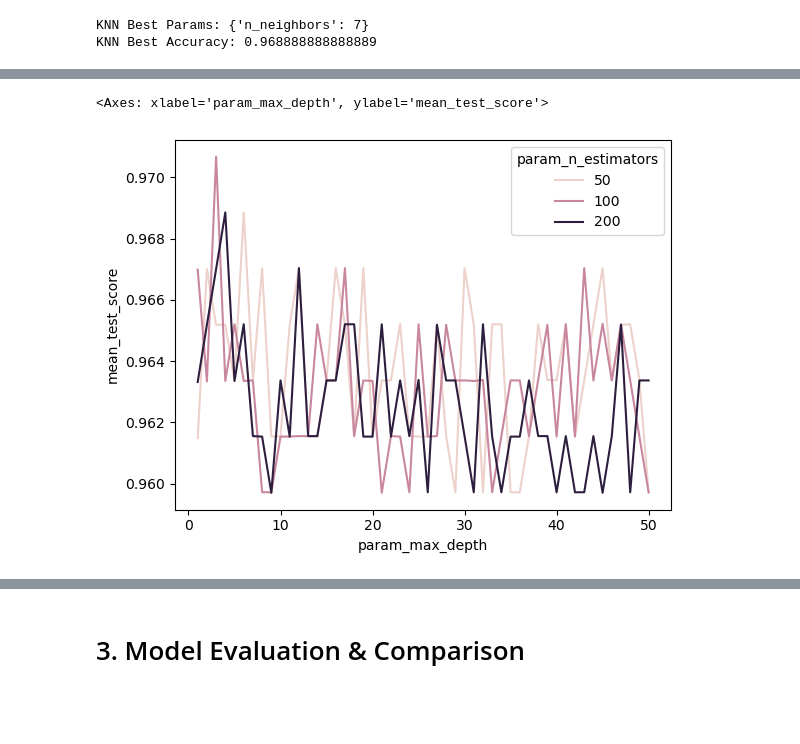
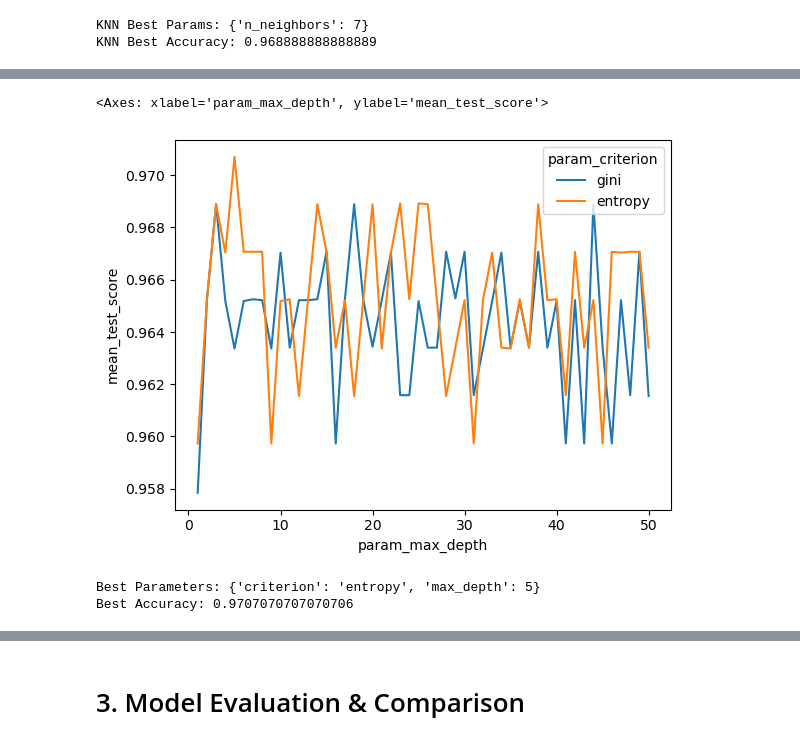
Before and after one commit to sarvesh-selvam/Breast-Cancer-Prediction, a Jupyter notebook: Breast Cancer Prediction (Code).ipynb, the cells around one changed output, grey strips where cells are left out. Drawn from its saved outputs; the diff is of its cells as text; code cells hidden in the pictures; blank space fills up the shorter version.

```diff
--- a/Breast Cancer Prediction (Code).ipynb
+++ b/Breast Cancer Prediction (Code).ipynb
@@ -54,3 +57,8 @@ df.head()
 # Dropping 'Sample Code Number' due to irrelvance in prediction of Breast Cancer
 
 data = df.drop(['Sample code number'], axis=1)
+# %%
+# Reassigning Values for Target Class
+
+data['Class'] = data['Class'].replace({2: 0, 4: 1})
+data.head()
@@ -336,7 +376,7 @@ KNN Best Accuracy: 0.968888888888889
 # %%
 # Logistic Regression Hyperparameter Tuning
 
-lr_param_grid = {'C': [0.001, 0.01, 0.1, 1, 10, 100]}
+lr_param_grid = {'C': [0.001, 0.01, 0.1, 1, 10]}
 
 
 lr_grid_search = GridSearchCV(LogisticRegression(max_iter=10000), lr_param_grid, cv=10, scoring='accuracy')
@@ -371,16 +417,14 @@ plt.show()
 # %%
 # Random Forests Hyperparameter Tuning
 
-rf_param_grid = {'n_estimators': [50, 100, 200], 'max_depth': list(range(1, 51))}
+rf_param_grid = {'criterion': ['gini', 'entropy'], 'max_depth': list(range(1, 51))}
 
-rf_grid_search = GridSearchCV(RandomForestClassifier(), rf_param_grid, cv=5, scoring='accuracy')
+rf_grid_search = GridSearchCV(RandomForestClassifier(), rf_param_grid, cv=10, scoring='accuracy')
 
 
 rf_grid_search.fit(X_train, y_train)
 
 
 rf_results = pd.DataFrame(rf_grid_search.cv_results_)
-rf_results
-
-# [['param_C', 'mean_test_score']]
+rf_results [['param_criterion', 'param_max_depth', 'mean_test_score']]
 # %% [output]
@@ -400,8 +444,15 @@ rf_results
 # %%
-sns.lineplot(x = 'param_max_depth', y = 'mean_test_score', hue='param_n_estimators', data = rf_results)
+sns.lineplot(x = 'param_max_depth', y = 'mean_test_score', hue='param_criterion', data = rf_results)
 # %% [output]
 <Axes: xlabel='param_max_depth', ylabel='mean_test_score'>
-[figure, old version]
+[figure, new version]
+# %%
+# Best hyperparameters and corresponding accuracy for each classifier
+print("Best Parameters:", rf_grid_search.best_params_)
+print("Best Accuracy:", rf_grid_search.best_score_)
+# %% [output]
+Best Parameters: {'criterion': 'entropy', 'max_depth': 5}
+Best Accuracy: 0.9707070707070706
 # %%
 # Neural Network Hyperparameter Tuning
 
```
Also changed, not shown: parts of 13 cells of this notebook.
